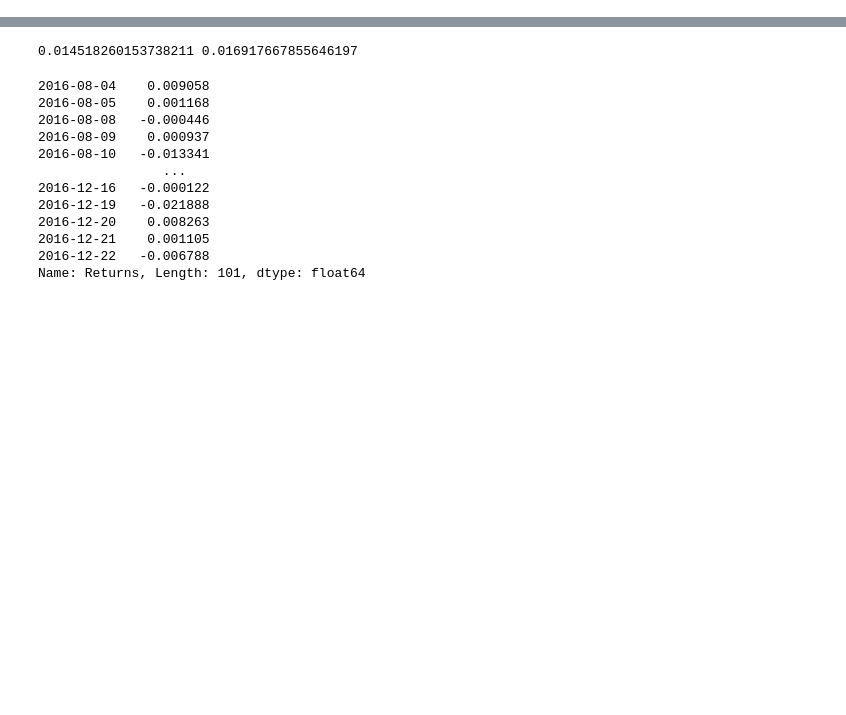
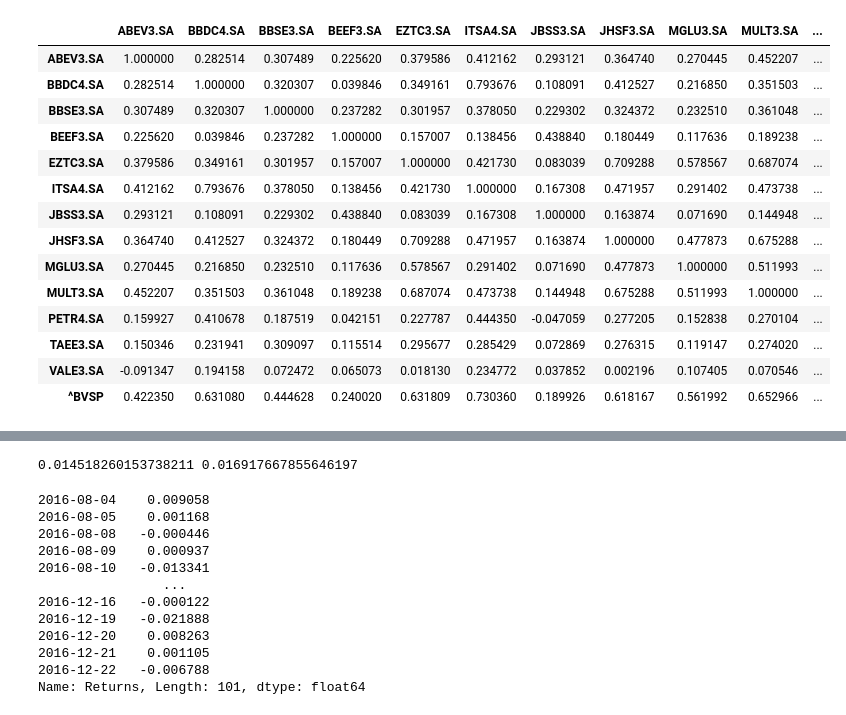
Before and after one commit to gabrielsabinocastro/financialstrategies, a Jupyter notebook: tests.ipynb, the cells around one changed output, grey strips where cells are left out. Cells and saved outputs as stored; diff of their text form; code cells hidden in the pictures; blank space fills up the shorter version.

```diff
--- a/tests.ipynb
+++ b/tests.ipynb
@@ -295,0 +98,18 @@ qt.ewmaVol(trataDados, 249)
+# %%
+vetorialDReturns.corr()  #matriz correlação
+# %% [output]
+|  | ABEV3.SA | BBDC4.SA | BBSE3.SA | BEEF3.SA | EZTC3.SA | ITSA4.SA | JBSS3.SA | JHSF3.SA | MGLU3.SA | MULT3.SA | ... |
+| ABEV3.SA | 1.000000 | 0.282514 | 0.307489 | 0.225620 | 0.379586 | 0.412162 | 0.293121 | 0.364740 | 0.270445 | 0.452207 | ... |
+| BBDC4.SA | 0.282514 | 1.000000 | 0.320307 | 0.039846 | 0.349161 | 0.793676 | 0.108091 | 0.412527 | 0.216850 | 0.351503 | ... |
+| BBSE3.SA | 0.307489 | 0.320307 | 1.000000 | 0.237282 | 0.301957 | 0.378050 | 0.229302 | 0.324372 | 0.232510 | 0.361048 | ... |
+| BEEF3.SA | 0.225620 | 0.039846 | 0.237282 | 1.000000 | 0.157007 | 0.138456 | 0.438840 | 0.180449 | 0.117636 | 0.189238 | ... |
+| EZTC3.SA | 0.379586 | 0.349161 | 0.301957 | 0.157007 | 1.000000 | 0.421730 | 0.083039 | 0.709288 | 0.578567 | 0.687074 | ... |
+| ITSA4.SA | 0.412162 | 0.793676 | 0.378050 | 0.138456 | 0.421730 | 1.000000 | 0.167308 | 0.471957 | 0.291402 | 0.473738 | ... |
+| JBSS3.SA | 0.293121 | 0.108091 | 0.229302 | 0.438840 | 0.083039 | 0.167308 | 1.000000 | 0.163874 | 0.071690 | 0.144948 | ... |
+| JHSF3.SA | 0.364740 | 0.412527 | 0.324372 | 0.180449 | 0.709288 | 0.471957 | 0.163874 | 1.000000 | 0.477873 | 0.675288 | ... |
+| MGLU3.SA | 0.270445 | 0.216850 | 0.232510 | 0.117636 | 0.578567 | 0.291402 | 0.071690 | 0.477873 | 1.000000 | 0.511993 | ... |
+| MULT3.SA | 0.452207 | 0.351503 | 0.361048 | 0.189238 | 0.687074 | 0.473738 | 0.144948 | 0.675288 | 0.511993 | 1.000000 | ... |
+| PETR4.SA | 0.159927 | 0.410678 | 0.187519 | 0.042151 | 0.227787 | 0.444350 | -0.047059 | 0.277205 | 0.152838 | 0.270104 | ... |
+| TAEE3.SA | 0.150346 | 0.231941 | 0.309097 | 0.115514 | 0.295677 | 0.285429 | 0.072869 | 0.276315 | 0.119147 | 0.274020 | ... |
+| VALE3.SA | -0.091347 | 0.194158 | 0.072472 | 0.065073 | 0.018130 | 0.234772 | 0.037852 | 0.002196 | 0.107405 | 0.070546 | ... |
+| ^BVSP | 0.422350 | 0.631080 | 0.444628 | 0.240020 | 0.631809 | 0.730360 | 0.189926 | 0.618167 | 0.561992 | 0.652966 | ... |
```
Also changed, not shown: parts of 48 cells of this notebook, 2 other files.
